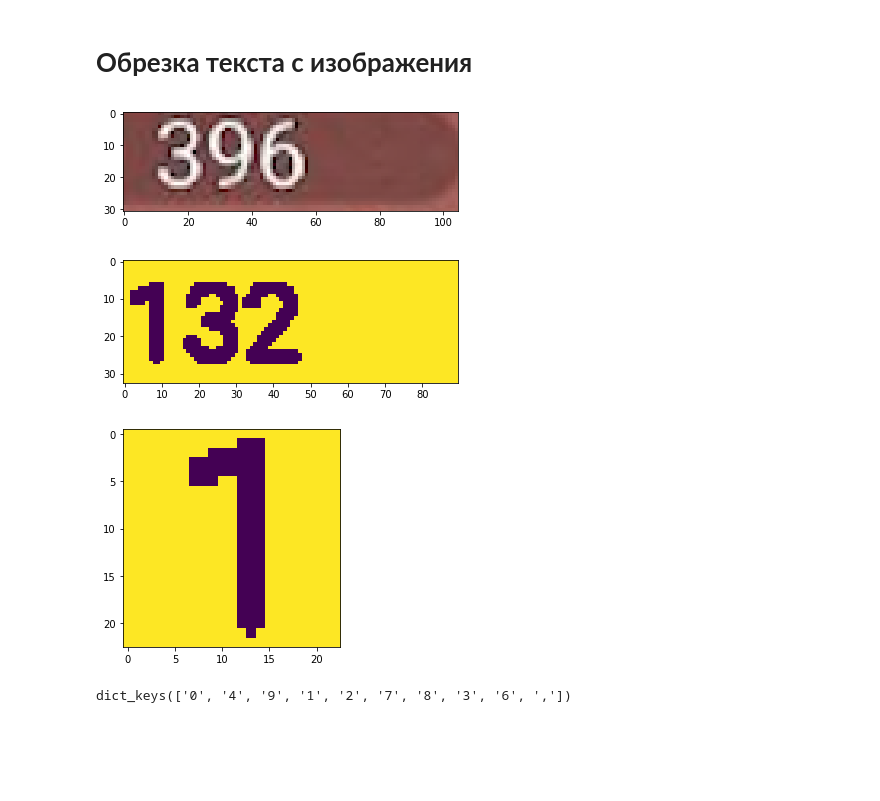
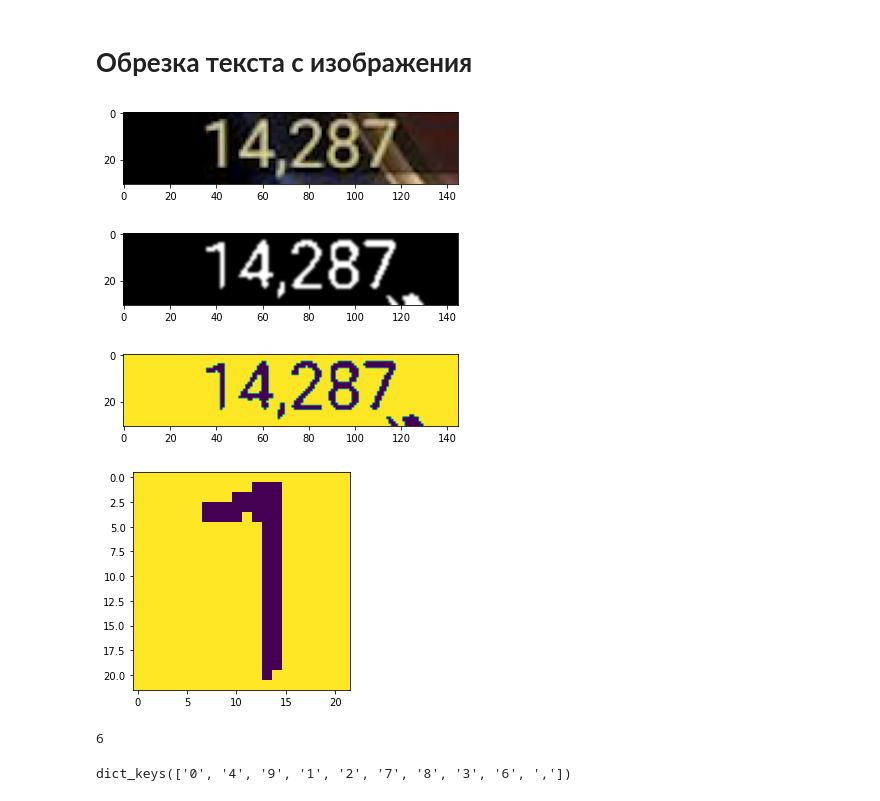
Before and after one commit to UrukHan/Poker, a Jupyter notebook: Poker.ipynb, the cells around one changed output. Cells and saved outputs as stored; diff of their text form; code cells hidden in the pictures; blank space fills up the shorter version.

```diff
--- a/Poker.ipynb
+++ b/Poker.ipynb
@@ -122,38 +123,59 @@ resultCards
 # %%
 PlayerRate1 = imagePoker[1163:1198, 170:300]
 PlayerRate2 = imagePoker[892:928, 170:300]
 PlayerBalance0 = imagePoker[1402:1435, 365:510]
 PlayerBalance1 = imagePoker[1193:1224, 15:160]
 PlayerBalabce2 = imagePoker[922:953, 15:160]
 Bank1 = imagePoker[492:525, 415:505]
 Bank2 = imagePoker[568:599, 400:505]
 numberData = [PlayerRate1, PlayerRate2, PlayerBalance0, PlayerBalance1, PlayerBalabce2, Bank1, Bank2]
-screen = cv2.cvtColor(Bank2, cv2.COLOR_RGB2BGR)
+screen = cv2.cvtColor(PlayerBalance1, cv2.COLOR_RGB2BGR)
 plt.imshow(screen)
 plt.show()
 # %% [output]
-[figure, old version]
+[figure, new version]
+# %%
+#rgb_image = cv2.cvtColor(PlayerBalance1, cv2.COLOR_BGR2RGB)
+# Одноканальное
+gray = cv2.cvtColor(PlayerBalance1, cv2.COLOR_BGR2GRAY)
+# Черно-белое
+ret, gray = cv2.threshold(gray, 127, 255, cv2.THRESH_BINARY)
+# Инверсия
+# gray = cv2.bitwise_not(gray)
+# Сохранение картинки
+cv2.imwrite(os.path.join('/content/','img.jpg'), gray)
+plt.imshow(gray, cmap = 'gray', interpolation = 'bicubic')
+plt.show()
+# %% [output]
+[figure, added]
 # %%
 
 def lettersExtract(img):
+  pic = img.copy()
+  #rgb_image = cv2.cvtColor(pic, cv2.COLOR_BGR2RGB)
+  gray = cv2.cvtColor(pic, cv2.COLOR_BGR2GRAY)
+  ret, gray = cv2.threshold(gray, 127, 255, cv2.THRESH_BINARY_INV)
+
   letters = []
-  gray = cv2.cvtColor(img, cv2.COLOR_BGR2GRAY)
+  contours, hierarchy = cv2.findContours(gray, cv2.RETR_TREE, cv2.CHAIN_APPROX_NONE)
+  contoursPlot = cv2.drawContours(pic, contours, -1, (255,255,0), 1, cv2.LINE_AA, hierarchy, 1)
+  plt.imshow(gray)
+  plt.show()
+
+  """gray = cv2.cvtColor(img, cv2.COLOR_BGR2GRAY)
   ret, threshold = cv2.threshold(gray, 127, 255, 0)
   threshold = cv2.bitwise_not(threshold)
   contours, hierarchy = cv2.findContours(threshold, cv2.RETR_TREE, cv2.CHAIN_APPROX_NONE)
   erode = cv2.erode(threshold, np.ones((2, 2), np.uint8), iterations=1)
-  output = erode.copy()
-  plt.imshow(output)
-  plt.show()
+  output = erode.copy()"""
 
   for idx, contour in enumerate(contours):
     (x, y, w, h) = cv2.boundingRect(contour)
     if hierarchy[0][idx][3] == 0:
-      cv2.rectangle(output, (x, y), (x + w, y + h), (70, 0, 0), 1)
+      cv2.rectangle(gray, (x, y), (x + w, y + h), (255, 0, 0), 0)
       letter_crop = gray[y:y + h, x:x + w]
       size_max = max(w, h)
       letter_square = 255 * np.ones(shape=[size_max, size_max], dtype=np.uint8)
-      letter_square = cv2.bitwise_not(letter_square)
       if w > h:
         y_pos = size_max//2 - h//2
         letter_square[y_pos:y_pos + h, 0:w] = letter_crop
@@ -163,16 +185,17 @@ def lettersExtract(img):
       else:
         letter_square = letter_crop
       ret, letter_square = cv2.threshold(letter_square, 127, 255, 0)
-      letter_square = cv2.bitwise_not(letter_square)
       letters.append((x, w, letter_square))
   letters.sort(key=lambda x: x[0], reverse=False)
 
   return letters
 
-letters = lettersExtract(Bank1)
+letters = lettersExtract(PlayerBalance1)
 
 plt.imshow(letters[0][2])
 plt.show()
+print(len(letters))
 # %% [output]
-[figure, old version]
+[figure, new version]
-[figure, old version]
+[figure, new version]
+6
```
Also changed, not shown: parts of 6 cells of this notebook.
